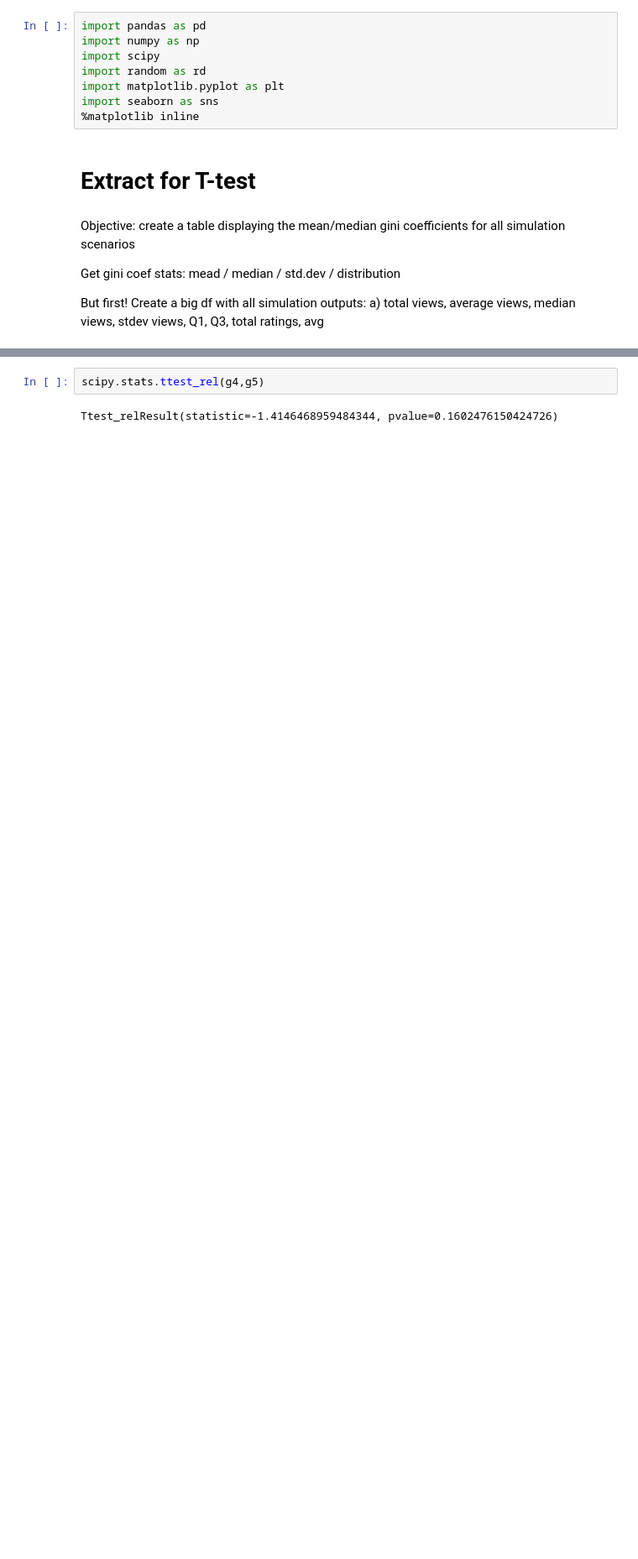
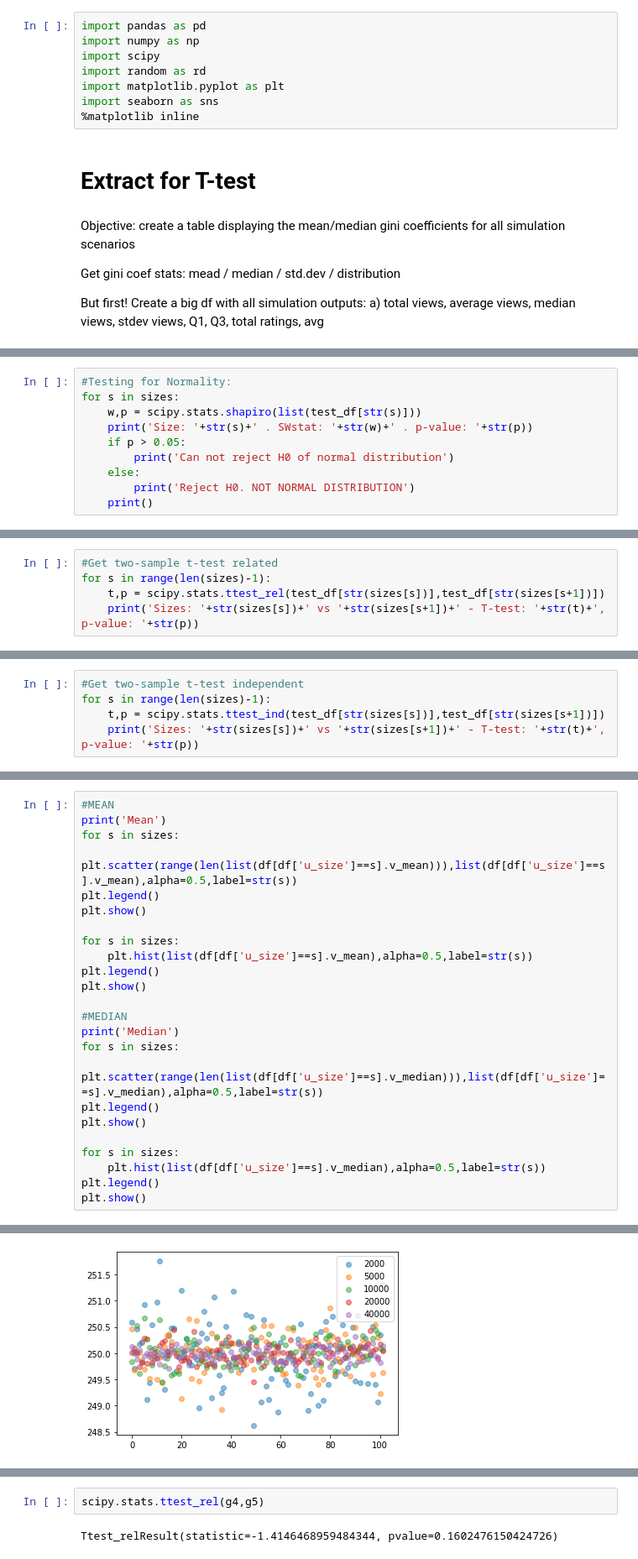
Before and after one commit to Andrelhu/Diversity-on-RecSys, a Jupyter notebook: Statistical Tests for Simulation Results.ipynb, the cells around one changed output, grey strips where cells are left out. Shown: that part at 84% size. Drawn from its saved outputs; the diff is of its cells as text; blank space fills up the shorter version.

```diff
--- a/Statistical Tests for Simulation Results.ipynb
+++ b/Statistical Tests for Simulation Results.ipynb
@@ -216,0 +162,10 @@ Ttest_relResult(statistic=-3.732556015406792, pvalue=0.0003135845420618168)
+# %%
+#Testing for Normality:
+for s in sizes:
+    w,p = scipy.stats.shapiro(list(test_df[str(s)]))
+    print('Size: '+str(s)+' . SWstat: '+str(w)+' . p-value: '+str(p))
+    if p > 0.05:
+        print('Can not reject H0 of normal distribution')
+    else:
+        print('Reject H0. NOT NORMAL DISTRIBUTION')
+    print()
@@ -216,0 +190,5 @@ Ttest_relResult(statistic=-3.732556015406792, pvalue=0.0003135845420618168)
+# %%
+#Get two-sample t-test related
+for s in range(len(sizes)-1):
+    t,p = scipy.stats.ttest_rel(test_df[str(sizes[s])],test_df[str(sizes[s+1])])
+    print('Sizes: '+str(sizes[s])+' vs '+str(sizes[s+1])+' - T-test: '+str(t)+', p-value: '+str(p))
@@ -216,0 +200,5 @@ Ttest_relResult(statistic=-3.732556015406792, pvalue=0.0003135845420618168)
+# %%
+#Get two-sample t-test independent
+for s in range(len(sizes)-1):
+    t,p = scipy.stats.ttest_ind(test_df[str(sizes[s])],test_df[str(sizes[s+1])])
+    print('Sizes: '+str(sizes[s])+' vs '+str(sizes[s+1])+' - T-test: '+str(t)+', p-value: '+str(p))
@@ -216,0 +219,25 @@ Ttest_relResult(statistic=-3.732556015406792, pvalue=0.0003135845420618168)
+# %%
+#MEAN
+print('Mean')
+for s in sizes:
+    plt.scatter(range(len(list(df[df['u_size']==s].v_mean))),list(df[df['u_size']==s].v_mean),alpha=0.5,label=str(s))
+plt.legend()
+plt.show()
+
+for s in sizes:
+    plt.hist(list(df[df['u_size']==s].v_mean),alpha=0.5,label=str(s))
+plt.legend()
+plt.show()
+
+#MEDIAN
+print('Median')
+for s in sizes:
+    plt.scatter(range(len(list(df[df['u_size']==s].v_median))),list(df[df['u_size']==s].v_median),alpha=0.5,label=str(s))
+plt.legend()
+plt.show()
+
+for s in sizes:
+    plt.hist(list(df[df['u_size']==s].v_median),alpha=0.5,label=str(s))
+plt.legend()
+plt.show()
+# %% [output]
@@ -216,0 +245 @@ Ttest_relResult(statistic=-3.732556015406792, pvalue=0.0003135845420618168)
+[figure, added]
```
Also changed, not shown: parts of 39 cells of this notebook, 6 other files.
